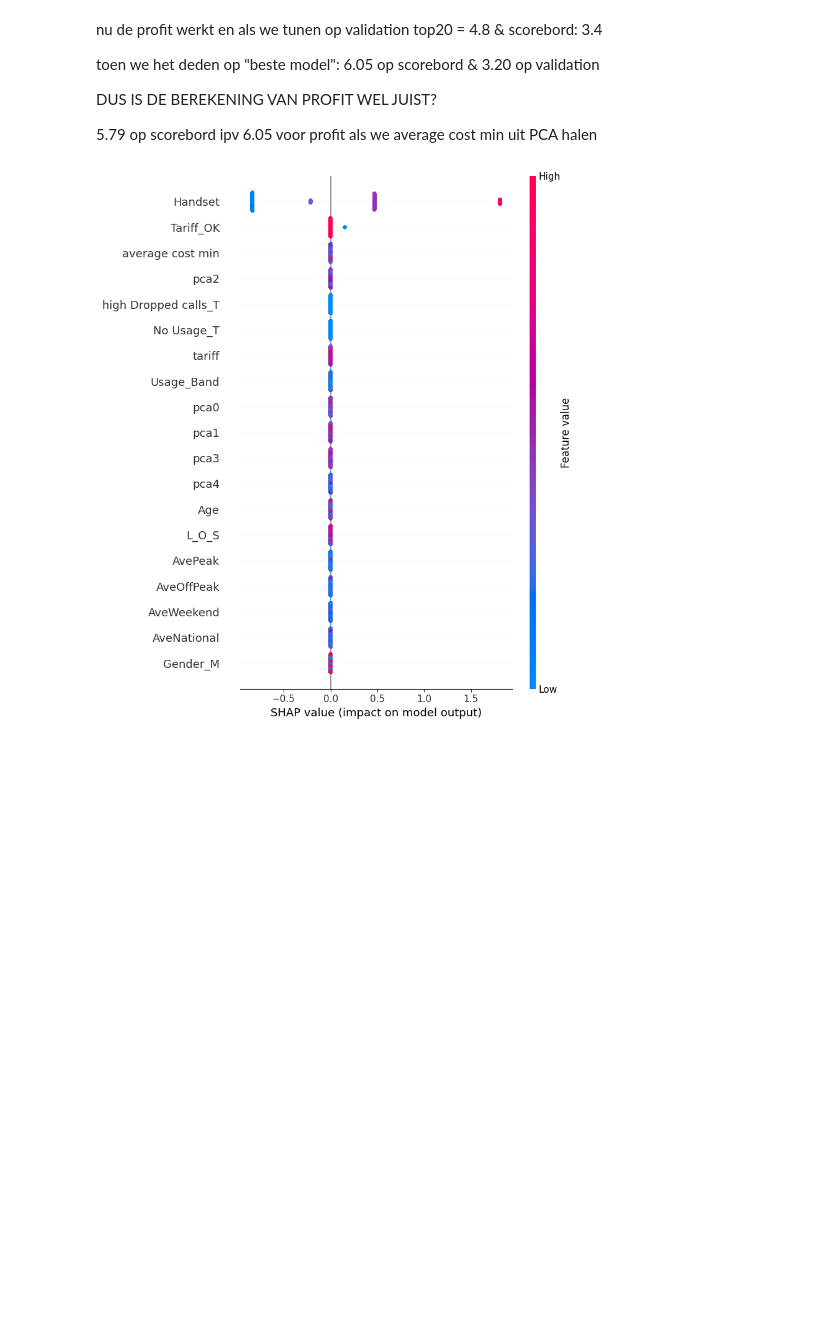
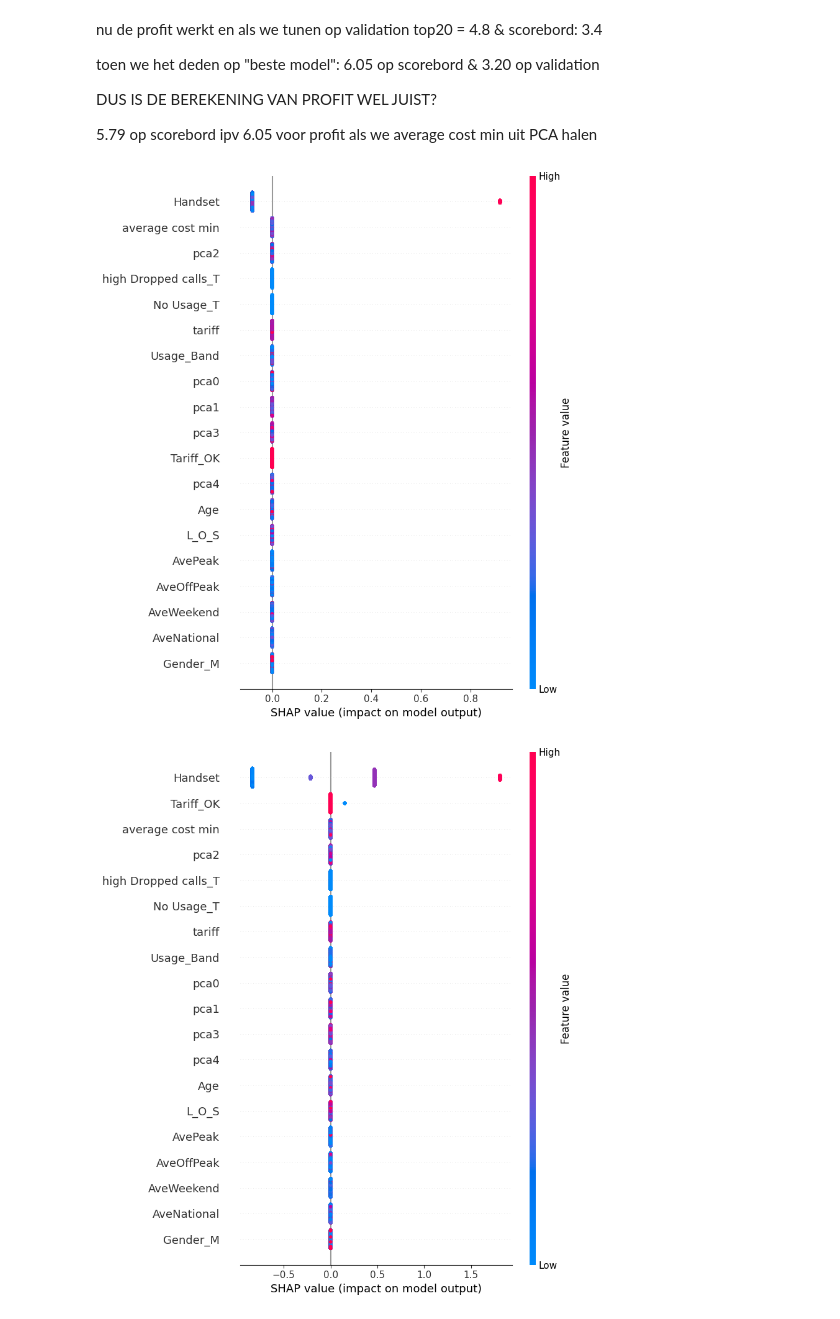
Before and after one commit to Yiannis7918/Advanced_Analytics_2024, a Jupyter notebook: Assignment_1/Scripts_Lennert/res17 (beste 24x03) copy.ipynb, the cells around one changed output. Saved outputs shown, nothing was run; the diff lists cells and outputs as text; code cells hidden in the pictures; blank space fills up the shorter version.

```diff
--- a/Assignment_1/Scripts_Lennert/res17 (beste 24x03) copy.ipynb
+++ b/Assignment_1/Scripts_Lennert/res17 (beste 24x03) copy.ipynb
@@ -558,6 +558,12 @@ toen we het deden op "beste model": 6.05 op scorebord & 3.20 op validation
 DUS IS DE BEREKENING VAN PROFIT WEL JUIST?
 
 5.79 op scorebord ipv 6.05 voor profit als we average cost min uit PCA halen
+# %%
+explainer = shap.Explainer(lgb_grid_search.predict, X_train_preprocessed)
+shap_values = explainer(X_train_preprocessed)
+shap.summary_plot(shap_values)
+# %% [output]
+[figure, added]
 # %%
 # Initialize the explainer using the best model
 explainer = shap.Explainer(best_lgb_model)
```
